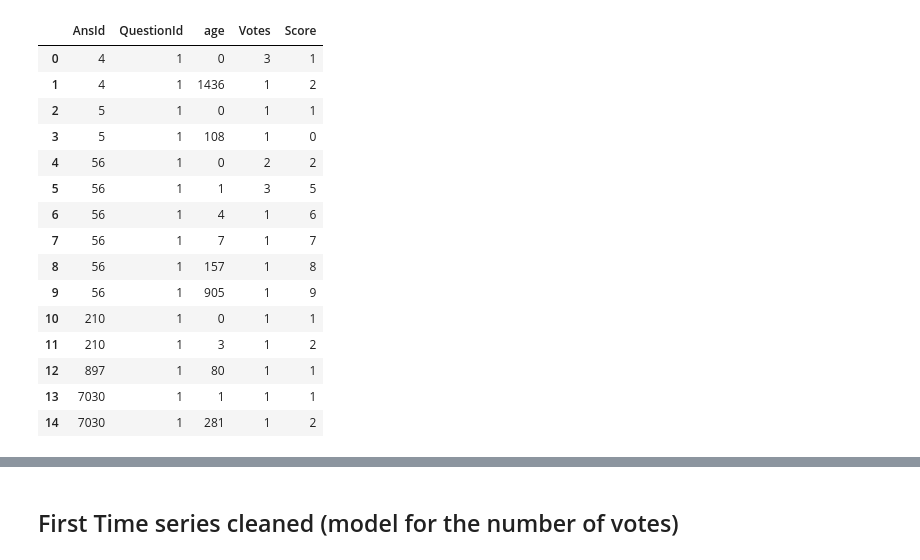
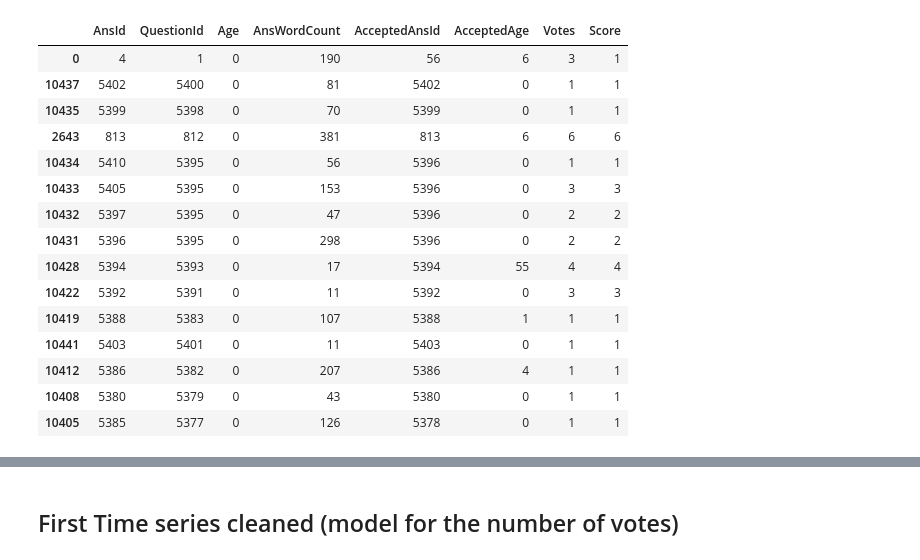
Before and after one commit to JoelDan192/Predictive-model-for-the-voting-system-in-SE-network, a Jupyter notebook: spanish_site/Answer_votes.ipynb, the cells around one changed output, grey strips where cells are left out. Cells and saved outputs as stored; diff of their text form; code cells hidden in the pictures.

```diff
--- a/spanish_site/Answer_votes.ipynb
+++ b/spanish_site/Answer_votes.ipynb
@@ -2,3 +2,6 @@
 %matplotlib inline
 import pandas as pd
 import numpy as np
+# %%
+a_questions = pd.DataFrame.from_csv('question_simple.csv', index_col=None)
+a_questions[a_questions.AcceptedAnsId.notnull()].head()
@@ -4,0 +27,16 @@ import numpy as np
+# %%
+a_votes['AcceptedAge'] = (pd.to_datetime(a_votes.AcceptedDate,format='%Y-%m-%d %H:%M:%S.%f')
+                  -pd.to_datetime(a_votes.QuestionCreation,format='%Y-%m-%d %H:%M:%S.%f')).apply(lambda x: x.astype('timedelta64[D]').item().days)
+a_votes['AcceptedAge'] = a_votes['AcceptedAge'] + 1
+
+a_votes.loc[a_votes.AcceptedDate == pd.to_datetime('20160320'), 'AcceptedAge'] = -1
+
+a_votes['RelAge'] = (pd.to_datetime(a_votes.VoteCreation,format='%Y-%m-%d %H:%M:%S.%f')
+                  -pd.to_datetime(a_votes.AnsCreation,format='%Y-%m-%d %H:%M:%S.%f')).apply(lambda x: x.astype('timedelta64[D]').item().days)
+a_votes['RelAge'] = a_votes['RelAge'] + 1
+
+a_votes['Age'] = (pd.to_datetime(a_votes.VoteCreation,format='%Y-%m-%d %H:%M:%S.%f')
+                  -pd.to_datetime(a_votes.QuestionCreation,format='%Y-%m-%d %H:%M:%S.%f')).apply(lambda x: x.astype('timedelta64[D]').item().days)
+a_votes['Age'] = a_votes['Age'] + 1
+a_votes.drop(a_votes.columns[[0, 1, 6, 7,9]], axis=1, inplace=True)
+a_votes.head(20)
@@ -5,9 +61,10 @@ import numpy as np
 # %%
-a_votes = pd.DataFrame.from_csv('votes-answers.csv', index_col=None)
+a_comments = pd.DataFrame.from_csv('comment-ans.csv', index_col=None)
+a_comments = pd.merge(a_comments, a_questions, how='inner', on=['QuestionId'],suffixes=['_vot', '_quest'])
 
-a_votes['age'] = (pd.to_datetime(a_votes.VoteCreation,format='%Y-%m-%d %H:%M:%S.%f')
-                  -pd.to_datetime(a_votes.AnsCreation,format='%Y-%m-%d %H:%M:%S.%f')).apply(lambda x: x.astype('timedelta64[D]').item().days)
-a_votes['age'] = a_votes['age'] + 1
-a_votes.drop(a_votes.columns[[0, 1]], axis=1, inplace=True)
-a_votes.head(10)
+a_comments['Age'] = (pd.to_datetime(a_comments.CommentCreation,format='%Y-%m-%d %H:%M:%S.%f')
+                  -pd.to_datetime(a_comments.QuestionCreation,format='%Y-%m-%d %H:%M:%S.%f')).apply(lambda x: x.astype('timedelta64[D]').item().days)
+a_comments['Age'] = a_comments['Age'] + 1
+a_comments = a_comments[['AnsId','Age']]
+a_comments.head(10)
 # %% [output]
@@ -45,9 +82,8 @@ a_comments.head(10)
 # %%
-get_score = lambda x: sum(x.VoteType==2) - sum(x.VoteType==3)
-get_votes = lambda x: sum(x.VoteType==2) + sum(x.VoteType==3)
-f = {'Score' : get_score,'Votes' : get_votes}
-a_groups = a_votes.sort_values(by='age').groupby(['QuestionId','AnsId','age']).apply(lambda df: pd.Series({'Score':get_score(df),
-                                                                                                          'Votes':get_votes(df)}))
+get_score = lambda df: sum(df.VoteType==2) - sum(df.VoteType==3)
+get_votes = lambda df: sum(df.VoteType==2) + sum(df.VoteType==3)
+f = lambda df: pd.Series([df.AnsWordCount.iloc[0],df.AcceptedAnsId.iloc[0],df.AcceptedAge.iloc[0],get_score(df),get_votes(df)],index=['AnsWordCount','AcceptedAnsId','AcceptedAge','Score','Votes'])
+a_groups = a_votes.sort_values(by='Age').groupby(['QuestionId','AnsId','Age']).apply(f)
 a_groups = a_groups.reset_index(level=[0,1,2],drop=False)
 a_groups.head(15)
 # %% [output]
@@ -70,22 +106,23 @@ a_groups.head(15)
 # %%
-a_groups_c = a_groups.groupby(['AnsId']).apply(lambda df: pd.concat([df['AnsId'],df['QuestionId'],df['age'],df['Votes'],df['Score'].cumsum()],axis=1))
+f =lambda df: pd.concat([df['AnsId'],df['QuestionId'],df['Age'],df['AnsWordCount'],df['AcceptedAnsId'],df['AcceptedAge'],df['Votes'],df['Score'].cumsum()],axis=1)
+a_groups_c = a_groups.sort_values(by='Age').groupby(['AnsId']).apply(f)
 a_groups_c.head(15)
 # %% [output]
-|  | AnsId | QuestionId | age | Votes | Score |
-| 0 | 4 | 1 | 0 | 3 | 1 |
-| 1 | 4 | 1 | 1436 | 1 | 2 |
-| 2 | 5 | 1 | 0 | 1 | 1 |
-| 3 | 5 | 1 | 108 | 1 | 0 |
-| 4 | 56 | 1 | 0 | 2 | 2 |
-| 5 | 56 | 1 | 1 | 3 | 5 |
-| 6 | 56 | 1 | 4 | 1 | 6 |
-| 7 | 56 | 1 | 7 | 1 | 7 |
-| 8 | 56 | 1 | 157 | 1 | 8 |
-| 9 | 56 | 1 | 905 | 1 | 9 |
-| 10 | 210 | 1 | 0 | 1 | 1 |
-| 11 | 210 | 1 | 3 | 1 | 2 |
-| 12 | 897 | 1 | 80 | 1 | 1 |
-| 13 | 7030 | 1 | 1 | 1 | 1 |
-| 14 | 7030 | 1 | 281 | 1 | 2 |
+|  | AnsId | QuestionId | Age | AnsWordCount | AcceptedAnsId | AcceptedAge | Votes | Score |
+| 0 | 4 | 1 | 0 | 190 | 56 | 6 | 3 | 1 |
+| 10437 | 5402 | 5400 | 0 | 81 | 5402 | 0 | 1 | 1 |
+| 10435 | 5399 | 5398 | 0 | 70 | 5399 | 0 | 1 | 1 |
+| 2643 | 813 | 812 | 0 | 381 | 813 | 6 | 6 | 6 |
+| 10434 | 5410 | 5395 | 0 | 56 | 5396 | 0 | 1 | 1 |
+| 10433 | 5405 | 5395 | 0 | 153 | 5396 | 0 | 3 | 3 |
+| 10432 | 5397 | 5395 | 0 | 47 | 5396 | 0 | 2 | 2 |
+| 10431 | 5396 | 5395 | 0 | 298 | 5396 | 0 | 2 | 2 |
+| 10428 | 5394 | 5393 | 0 | 17 | 5394 | 55 | 4 | 4 |
+| 10422 | 5392 | 5391 | 0 | 11 | 5392 | 0 | 3 | 3 |
+| 10419 | 5388 | 5383 | 0 | 107 | 5388 | 1 | 1 | 1 |
+| 10441 | 5403 | 5401 | 0 | 11 | 5403 | 0 | 1 | 1 |
+| 10412 | 5386 | 5382 | 0 | 207 | 5386 | 4 | 1 | 1 |
+| 10408 | 5380 | 5379 | 0 | 43 | 5380 | 0 | 1 | 1 |
+| 10405 | 5385 | 5377 | 0 | 126 | 5378 | 0 | 1 | 1 |
 # %%
 votes_com = pd.merge(a_groups_c, a_comments, how='left', on=['AnsId'],suffixes=['_vot', '_com'])
```
Also changed, not shown: parts of 29 cells of this notebook, 17 other files.
